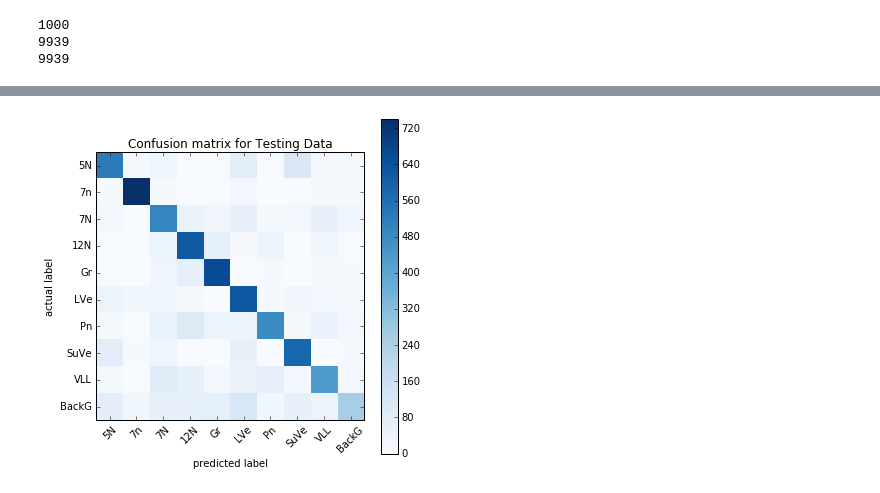
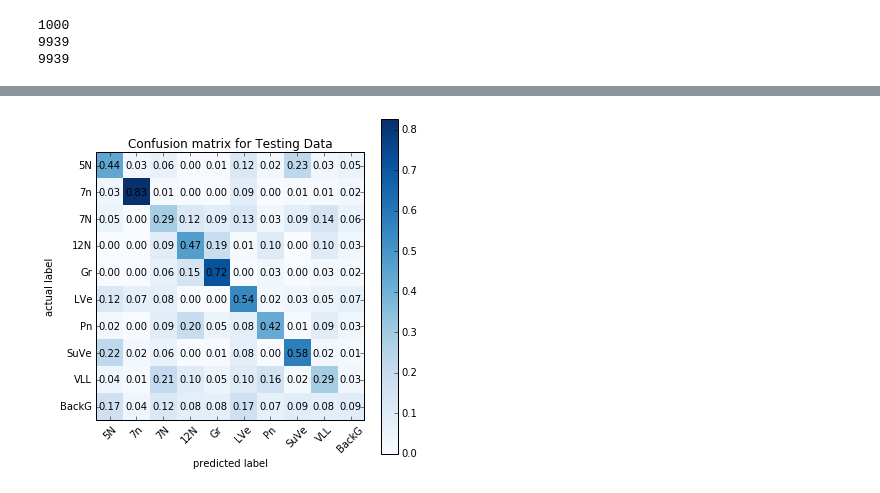
Before and after one commit to rogers140/notebook, a Jupyter notebook: Grid_SVM_parallel.ipynb, the cells around one changed output, grey strips where cells are left out. Saved outputs shown, nothing was run; the diff lists cells and outputs as text; code cells hidden in the pictures.

Commit message:
Add some test to grid svm parallel test

```diff
--- a/Grid_SVM_parallel.ipynb
+++ b/Grid_SVM_parallel.ipynb
@@ -100,7 +100,8 @@ Training accuracy: 0.68230411269
 # %%
 cm_train = confusion_matrix(training_y, predict_labels_train);
-plt.figure(figsize=(6, 6));
-plt.imshow(cm_train, interpolation='nearest', cmap=plt.cm.Greys);
+cm_train = cm_train.astype('float') / cm_train.sum(axis=1)[:, np.newaxis]
+fig = plt.figure(figsize=(6, 6));
+plt.imshow(cm_train, interpolation='nearest', cmap=plt.cm.Blues);
 plt.ylabel('actual label');
 plt.xlabel('predicted label')
 plt.title('Confusion matrix for Training Data');
@@ -108,4 +109,13 @@ plt.colorbar();
 tick_marks = np.arange(len(labels));
 plt.xticks(tick_marks, labels, rotation=45);
 plt.yticks(tick_marks, labels);
+
+ax = fig.add_subplot(111);
+for x in xrange(len(labels)):
+    for y in xrange(len(labels)):
+        ax.annotate(
+            "%.2f" % cm_train[x][y],
+            xy=(y, x),
+            horizontalalignment='center',
+            verticalalignment='center');
 # %% [output]
@@ -146,16 +156,26 @@ Test accuracy: 0.460261569416
 # %%
 cm_test = confusion_matrix(testing_y, predict_labels_test);
-plt.figure(figsize=(6, 6));
-plt.imshow(cm_train, interpolation='nearest', cmap=plt.cm.Blues);
+cm_test = cm_test.astype('float') / cm_test.sum(axis=1)[:, np.newaxis]
+fig = plt.figure(figsize=(6, 6));
+plt.imshow(cm_test, interpolation='nearest', cmap=plt.cm.Blues);
 plt.ylabel('actual label');
 plt.xlabel('predicted label')
 plt.title('Confusion matrix for Testing Data');
 plt.colorbar();
 tick_marks = np.arange(len(labels));
 plt.xticks(tick_marks, labels, rotation=45);
 plt.yticks(tick_marks, labels);
+
+ax = fig.add_subplot(111);
+for x in xrange(len(labels)):
+    for y in xrange(len(labels)):
+        ax.annotate(
+            "%.2f" % cm_test[x][y],
+            xy=(y, x),
+            horizontalalignment='center',
+            verticalalignment='center');
 # %% [output]
-[figure, old version]
+[figure, new version]
 # %%
 np.save('/oasis/projects/nsf/csd395/ruogu/svm3/training_X.npy', training_X);
 # %%
```
Also changed, not shown: parts of 6 cells of this notebook.
